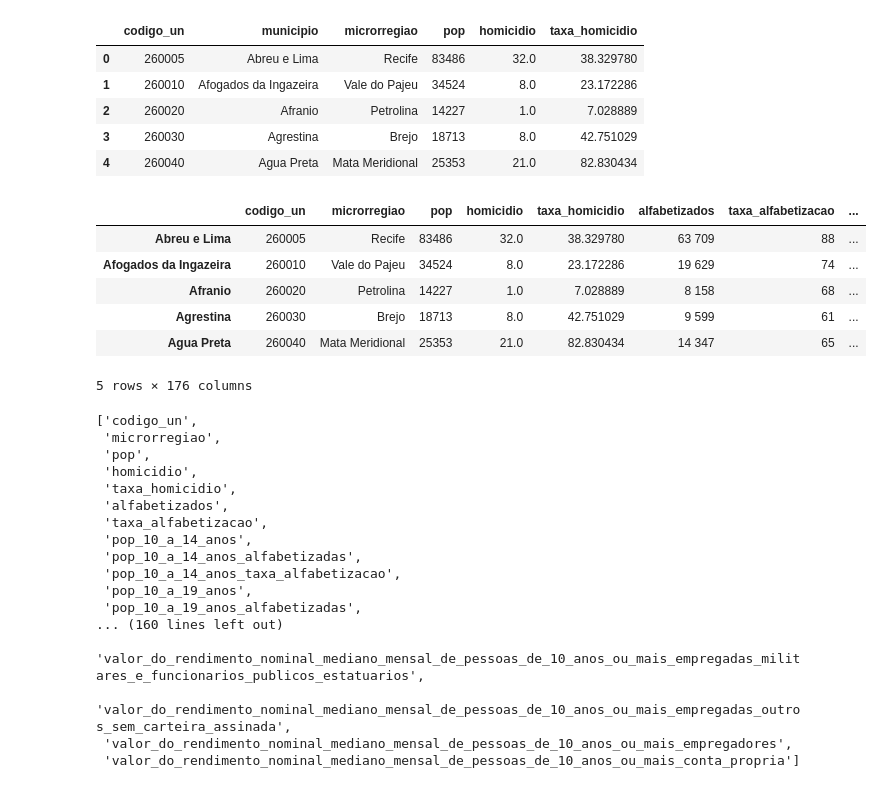
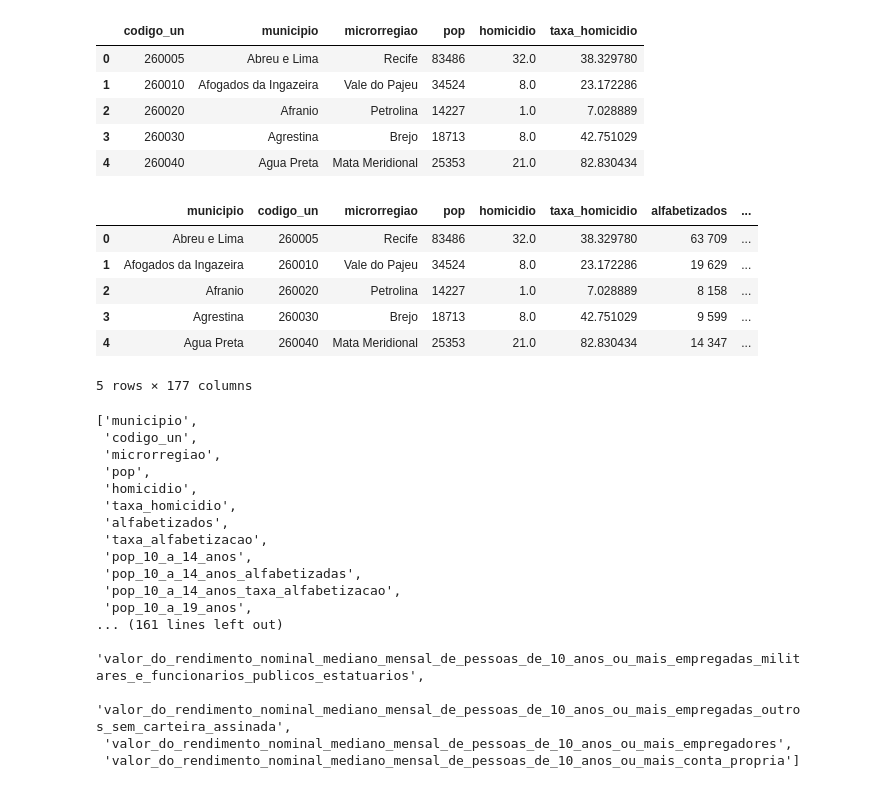
Before and after one commit to if1015-datascience-ufpe/2017-2-projeto-lbs4-eebls-ktcn, a Jupyter notebook: tabela_final.ipynb, the cells around one changed output. Drawn from its saved outputs; the diff is of its cells as text; code cells hidden in the pictures.

```diff
--- a/tabela_final.ipynb
+++ b/tabela_final.ipynb
@@ -33,7 +33,7 @@ populacao['municipio'] = populacao['municipio'].str.normalize('NFKD').\
 tb_parcial = pd.concat([codigo.set_index("municipio"),\
                                 microrregioes.set_index("municipio"), populacao.set_index("municipio")], axis= 1)
 tb_parcial = tb_parcial.reset_index()
-tb_parcial = tb_parcial.rename(index=str, columns={"index": "municipio"})
+tb_parcial = tb_parcial.rename(columns={"index": "municipio"})
 # %%
 tb_parcial.head()
 # %% [output]
@@ -168,19 +168,22 @@ tabela = tabela.set_index('municipio')
 #tabela.head()
 # %%
 tabela_final = pd.concat([tabela,data_s], axis=1).drop('codigo_unidade_geografica', 1)
+tabela_final = tabela_final.reset_index()
+tabela_final = tabela_final.rename(columns={"index": "municipio"})
 tabela_final.head()
 # %% [output]
-|  | codigo_un | microrregiao | pop | homicidio | taxa_homicidio | alfabetizados | taxa_alfabetizacao | ... |
-| Abreu e Lima | 260005 | Recife | 83486 | 32.0 | 38.329780 | 63 709 | 88 | ... |
-| Afogados da Ingazeira | 260010 | Vale do Pajeu | 34524 | 8.0 | 23.172286 | 19 629 | 74 | ... |
-| Afranio | 260020 | Petrolina | 14227 | 1.0 | 7.028889 | 8 158 | 68 | ... |
-| Agrestina | 260030 | Brejo | 18713 | 8.0 | 42.751029 | 9 599 | 61 | ... |
-| Agua Preta | 260040 | Mata Meridional | 25353 | 21.0 | 82.830434 | 14 347 | 65 | ... |
+|  | municipio | codigo_un | microrregiao | pop | homicidio | taxa_homicidio | alfabetizados | ... |
+| 0 | Abreu e Lima | 260005 | Recife | 83486 | 32.0 | 38.329780 | 63 709 | ... |
+| 1 | Afogados da Ingazeira | 260010 | Vale do Pajeu | 34524 | 8.0 | 23.172286 | 19 629 | ... |
+| 2 | Afranio | 260020 | Petrolina | 14227 | 1.0 | 7.028889 | 8 158 | ... |
+| 3 | Agrestina | 260030 | Brejo | 18713 | 8.0 | 42.751029 | 9 599 | ... |
+| 4 | Agua Preta | 260040 | Mata Meridional | 25353 | 21.0 | 82.830434 | 14 347 | ... |
-5 rows × 176 columns
+5 rows × 177 columns
 # %%
 list(tabela_final)
 # %% [output]
-['codigo_un',
+['municipio',
+ 'codigo_un',
  'microrregiao',
  'pop',
  'homicidio',
@@ -191,8 +194,7 @@ list(tabela_final)
  'pop_10_a_14_anos_alfabetizadas',
  'pop_10_a_14_anos_taxa_alfabetizacao',
  'pop_10_a_19_anos',
- 'pop_10_a_19_anos_alfabetizadas',
-... (160 lines left out)
+... (161 lines left out)
  'valor_do_rendimento_nominal_mediano_mensal_de_pessoas_de_10_anos_ou_mais_empregadas_militares_e_funcionarios_publicos_estatuarios',
  'valor_do_rendimento_nominal_mediano_mensal_de_pessoas_de_10_anos_ou_mais_empregadas_outros_sem_carteira_assinada',
  'valor_do_rendimento_nominal_mediano_mensal_de_pessoas_de_10_anos_ou_mais_empregadores',
```
Also changed, not shown: 1 other file.
